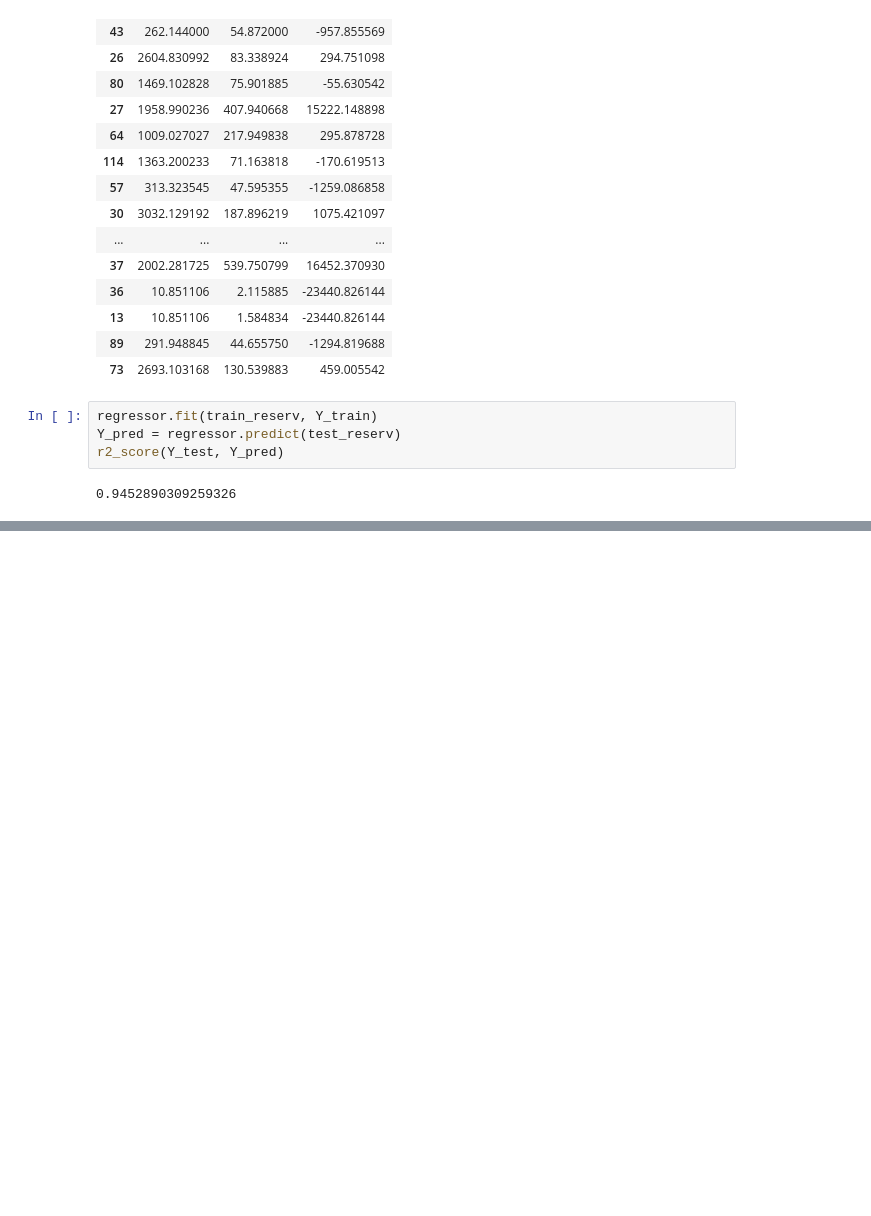
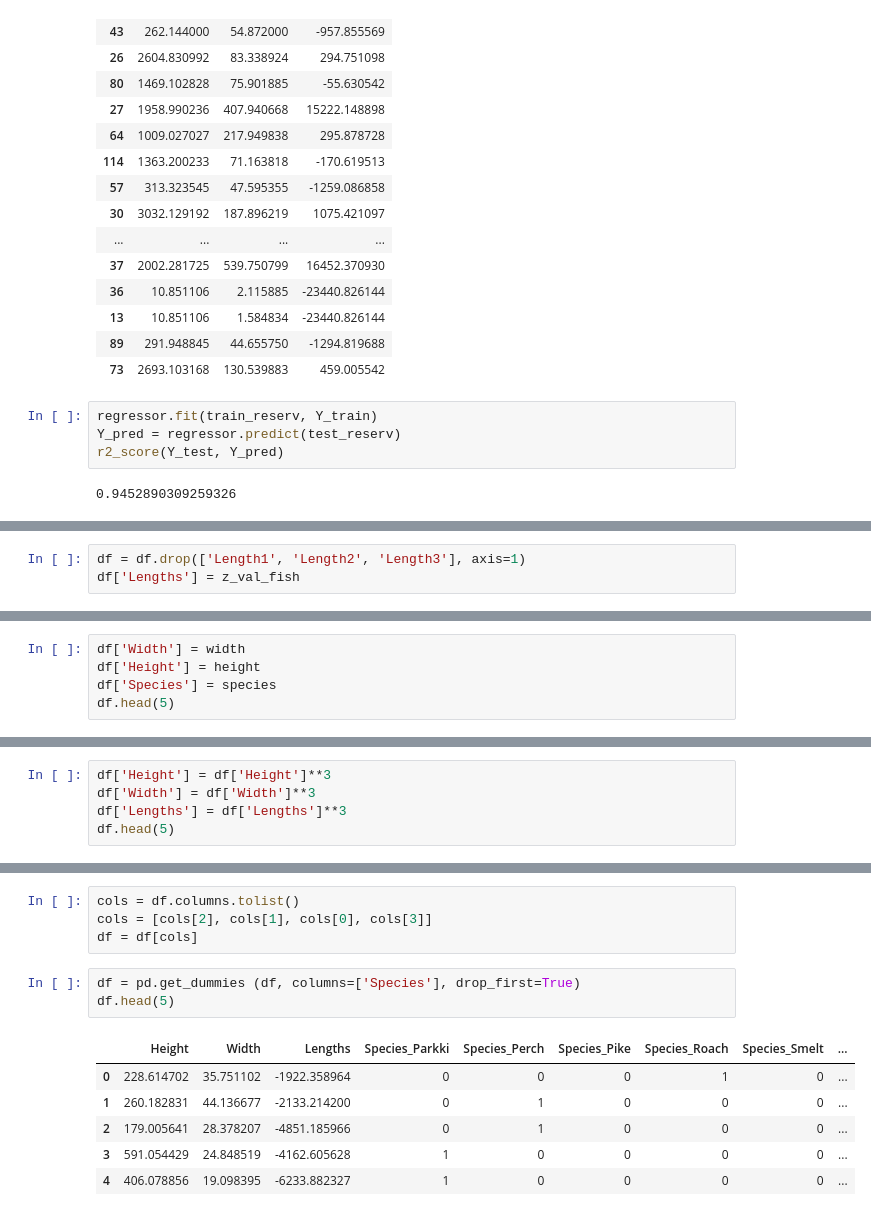
Before and after one commit to muzafarovdan/MyEducation, a Jupyter notebook: ML_OE/IZ_3_3.ipynb, the cells around one changed output, grey strips where cells are left out. Cells and saved outputs as stored; diff of their text form; blank space fills up the shorter version.

```diff
--- a/ML_OE/IZ_3_3.ipynb
+++ b/ML_OE/IZ_3_3.ipynb
@@ -199,0 +263,3 @@ r2_score(Y_test, Y_pred)
+# %%
+df = df.drop(['Length1', 'Length2', 'Length3'], axis=1)
+df['Lengths'] = z_val_fish
@@ -199,0 +275,5 @@ r2_score(Y_test, Y_pred)
+# %%
+df['Width'] = width
+df['Height'] = height
+df['Species'] = species
+df.head(5)
@@ -199,0 +287,5 @@ r2_score(Y_test, Y_pred)
+# %%
+df['Height'] = df['Height']**3
+df['Width'] = df['Width']**3
+df['Lengths'] = df['Lengths']**3
+df.head(5)
@@ -199,0 +299,14 @@ r2_score(Y_test, Y_pred)
+# %%
+cols = df.columns.tolist()
+cols = [cols[2], cols[1], cols[0], cols[3]]
+df = df[cols]
+# %%
+df = pd.get_dummies (df, columns=['Species'], drop_first=True)
+df.head(5)
+# %% [output]
+|  | Height | Width | Lengths | Species_Parkki | Species_Perch | Species_Pike | Species_Roach | Species_Smelt | ... |
+| 0 | 228.614702 | 35.751102 | -1922.358964 | 0 | 0 | 0 | 1 | 0 | ... |
+| 1 | 260.182831 | 44.136677 | -2133.214200 | 0 | 1 | 0 | 0 | 0 | ... |
+| 2 | 179.005641 | 28.378207 | -4851.185966 | 0 | 1 | 0 | 0 | 0 | ... |
+| 3 | 591.054429 | 24.848519 | -4162.605628 | 1 | 0 | 0 | 0 | 0 | ... |
+| 4 | 406.078856 | 19.098395 | -6233.882327 | 1 | 0 | 0 | 0 | 0 | ... |
```
Also changed, not shown: parts of 12 cells of this notebook, 4 other files.
